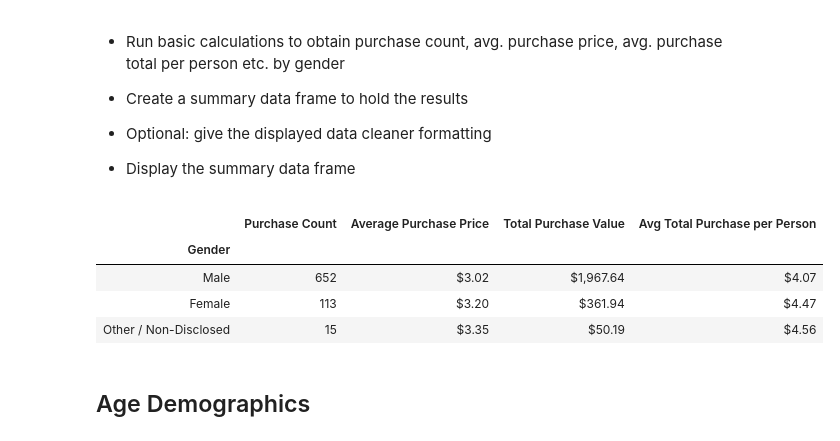
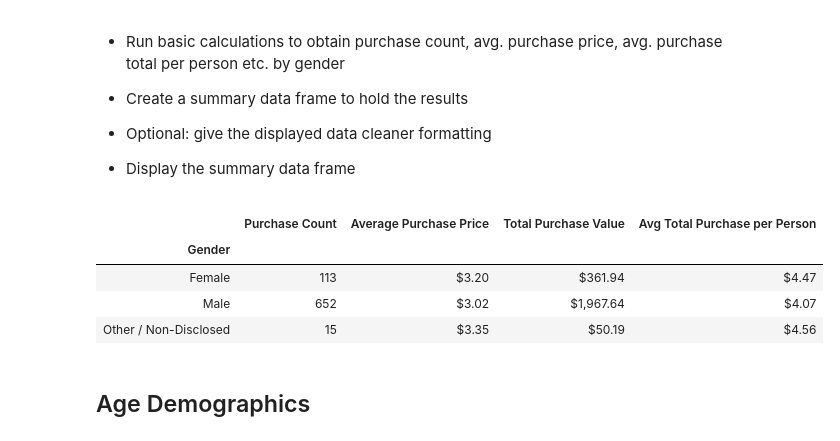
Before and after one commit to cawthornebr/Pandas-challenge, a Jupyter notebook: HeroesOfPymoli_starter.ipynb, the cells around one changed output. Drawn from its saved outputs; the diff is of its cells as text; code cells hidden in the pictures.

```diff
--- a/HeroesOfPymoli_starter.ipynb
+++ b/HeroesOfPymoli_starter.ipynb
@@ -149,7 +138,7 @@ gender_demographics.style.format({'Percentage of Players': '{:.2%}'})
 group_gender = purchase_data_df.groupby("Gender")
 group_gender_count = group_gender["Gender"].count()
 
-#get count for male, female, and other
+#set variable for male, female, and other count
 female_count1 = group_gender_count["Female"]
 male_count1 = group_gender_count["Male"]
 other_count1 = group_gender_count["Other / Non-Disclosed"]
@@ -166,37 +155,39 @@ other_ave = "${:,.2f}".format(other_ave)
 #finding the sum price and format it
 sum_price1 = group_gender["Price"].sum()
 female_sum = sum_price1["Female"]
 female_sum_format = "${:,.2f}".format(female_sum)
 male_sum = sum_price1["Male"]
 male_sum_format = "${:,.2f}".format(male_sum)
 other_sum = sum_price1["Other / Non-Disclosed"]
 other_sum_format = "${:,.2f}".format(other_sum)
 
 #finding the Avg Total Purchase per Person
 female_ave_t = female_sum/female_count
 female_ave_t_format = "${:,.2f}".format(female_ave_t)
 male_ave_t = male_sum/male_count
 male_ave_t_format = "${:,.2f}".format(male_ave_t)
 other_ave_t = other_sum/other_count
 other_ave_t_format = "${:,.2f}".format(other_ave_t)
 
-#set up new dataframe
+#set up new df
 gender_analysis = pd.DataFrame({"Gender":["Male","Female","Other / Non-Disclosed"],
                                "Purchase Count" : [male_count1,female_count1,other_count1],
                                "Average Purchase Price":[male_ave,female_ave,other_ave],
                                "Total Purchase Value" : [male_sum_format,female_sum_format,other_sum_format],
                                "Avg Total Purchase per Person" : [male_ave_t_format,female_ave_t_format,other_ave_t_format]})
 
 #set the index
 gender_analysis=gender_analysis.set_index("Gender")
 
-#display new dataframe
+gender_analysis = gender_analysis.sort_values("Gender")
+
+#display df
 gender_analysis
 # %% [output]
 |  | Purchase Count | Average Purchase Price | Total Purchase Value | Avg Total Purchase per Person |
 | Gender |  |  |  |  |
+| Female | 113 | $3.20 | $361.94 | $4.47 |
 | Male | 652 | $3.02 | $1,967.64 | $4.07 |
-| Female | 113 | $3.20 | $361.94 | $4.47 |
 | Other / Non-Disclosed | 15 | $3.35 | $50.19 | $4.56 |
 # %% [markdown]
 ## Age Demographics
```
Also changed, not shown: parts of 9 cells of this notebook.
